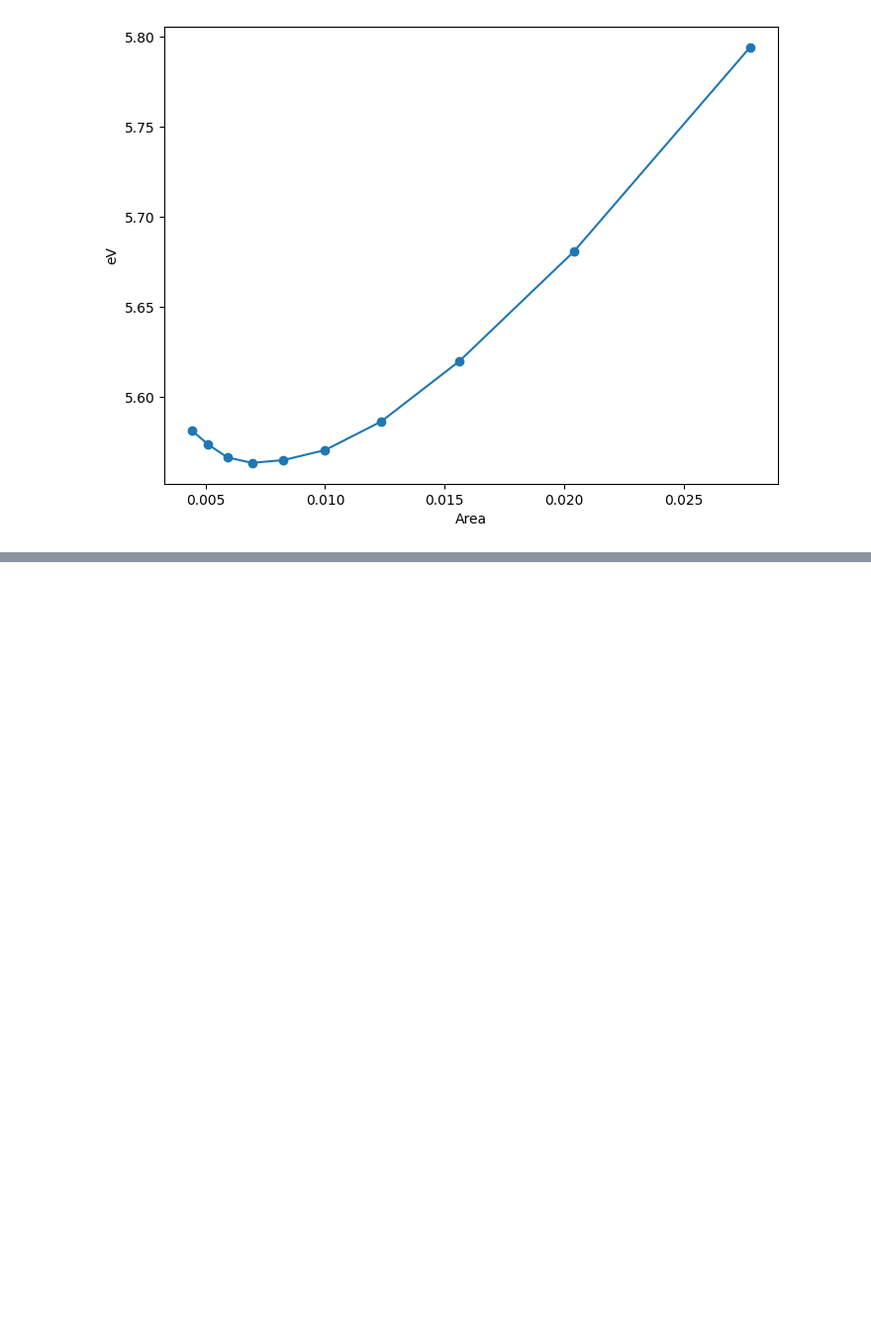
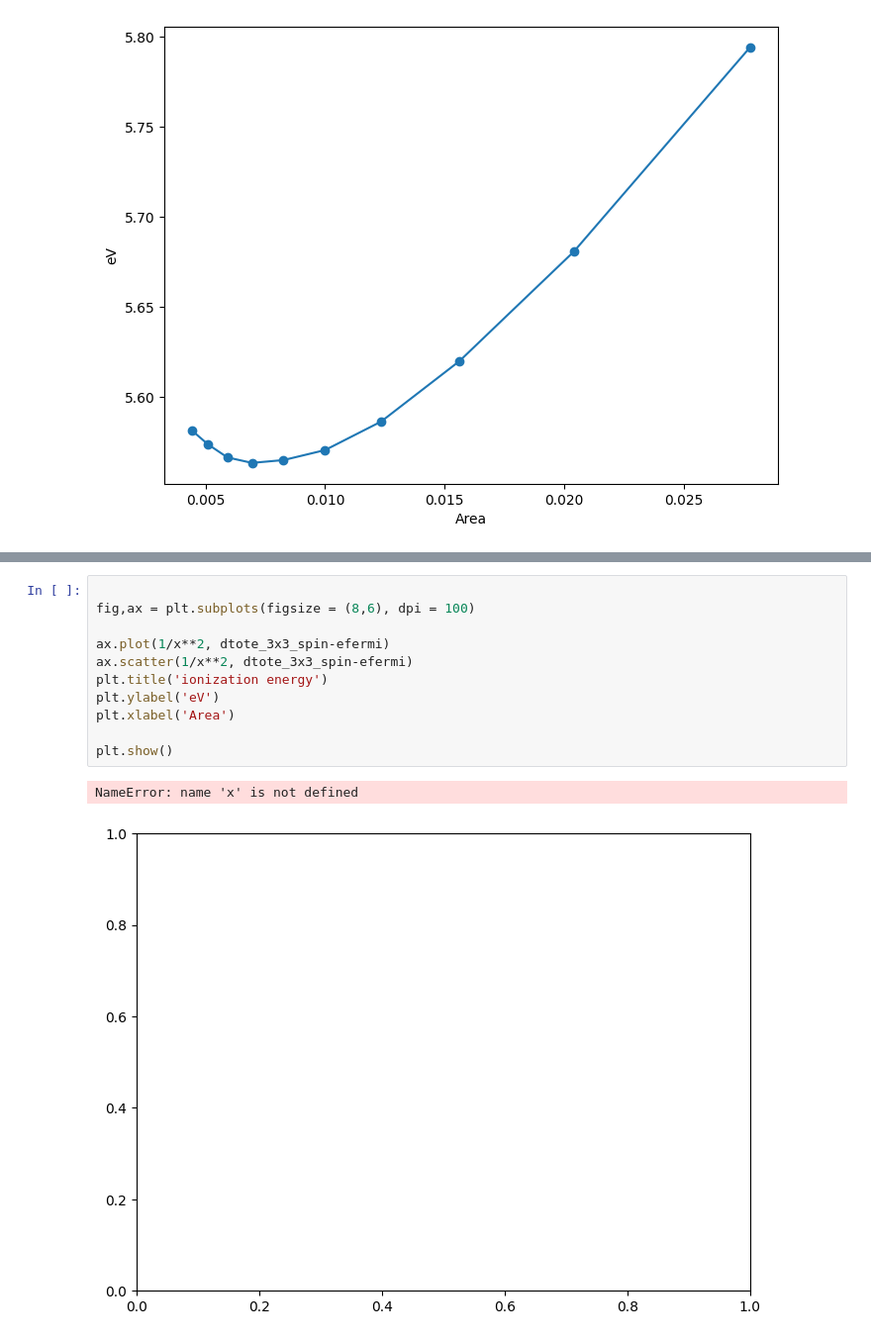
Before and after one commit to rjguo1208/potcorr, a Jupyter notebook: plot.ipynb, the cells around one changed output, grey strips where cells are left out. Shown at 99% size. Drawn from its saved outputs; the diff is of its cells as text; blank space fills up the shorter version.

```diff
--- a/plot.ipynb
+++ b/plot.ipynb
@@ -616,0 +674,14 @@ array([449.30549689, 449.53805383, 449.60358647, 449.5855189 ,
+# %%
+
+fig,ax = plt.subplots(figsize = (8,6), dpi = 100)
+
+ax.plot(1/x**2, dtote_3x3_spin-efermi)
+ax.scatter(1/x**2, dtote_3x3_spin-efermi)
+plt.title('ionization energy')
+plt.ylabel('eV')
+plt.xlabel('Area')
+
+plt.show()
+# %% [output]
+NameError: name 'x' is not defined
+[figure, added]
```
Also changed, not shown: parts of 11 cells of this notebook, 4 other files.
